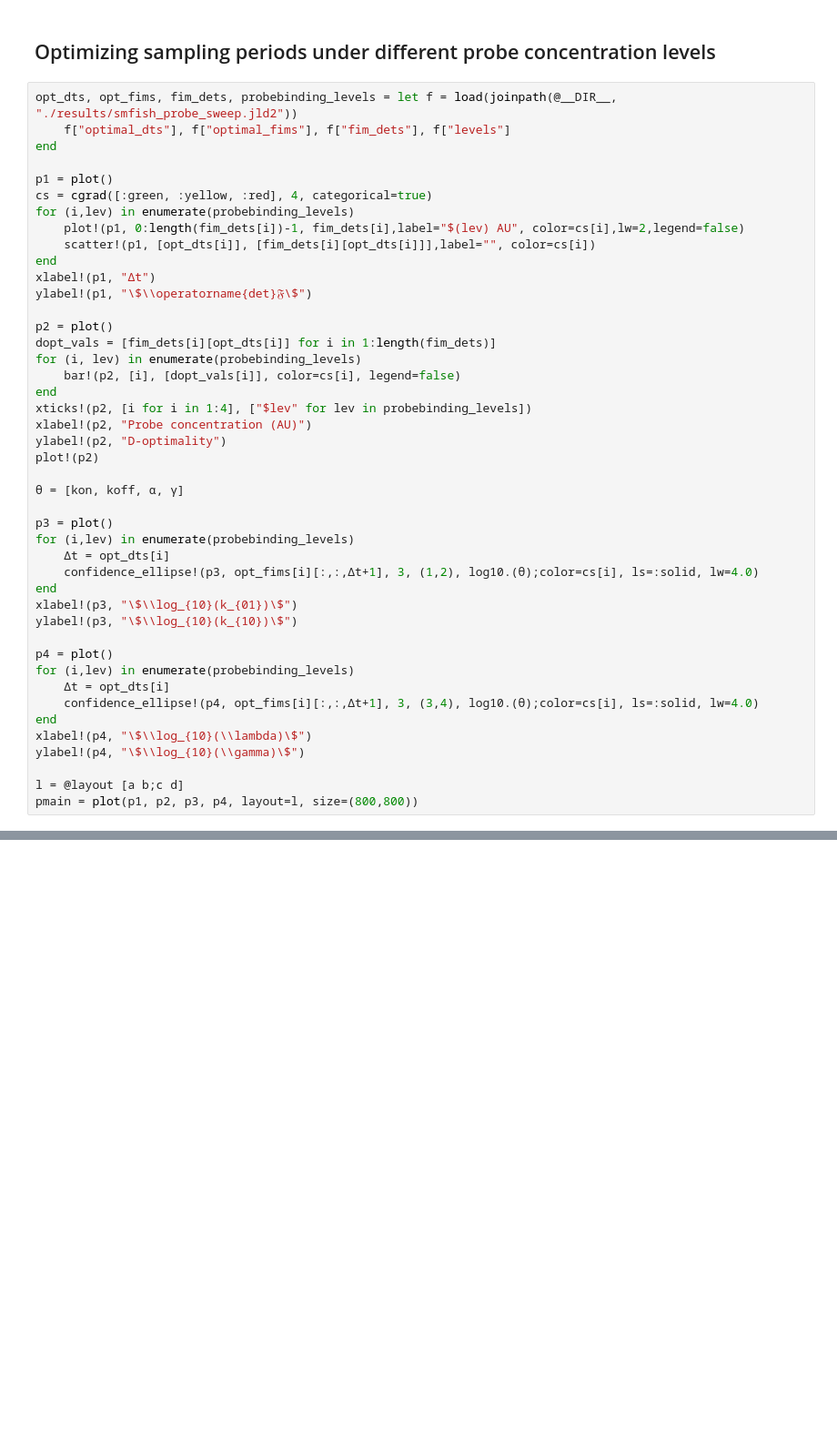
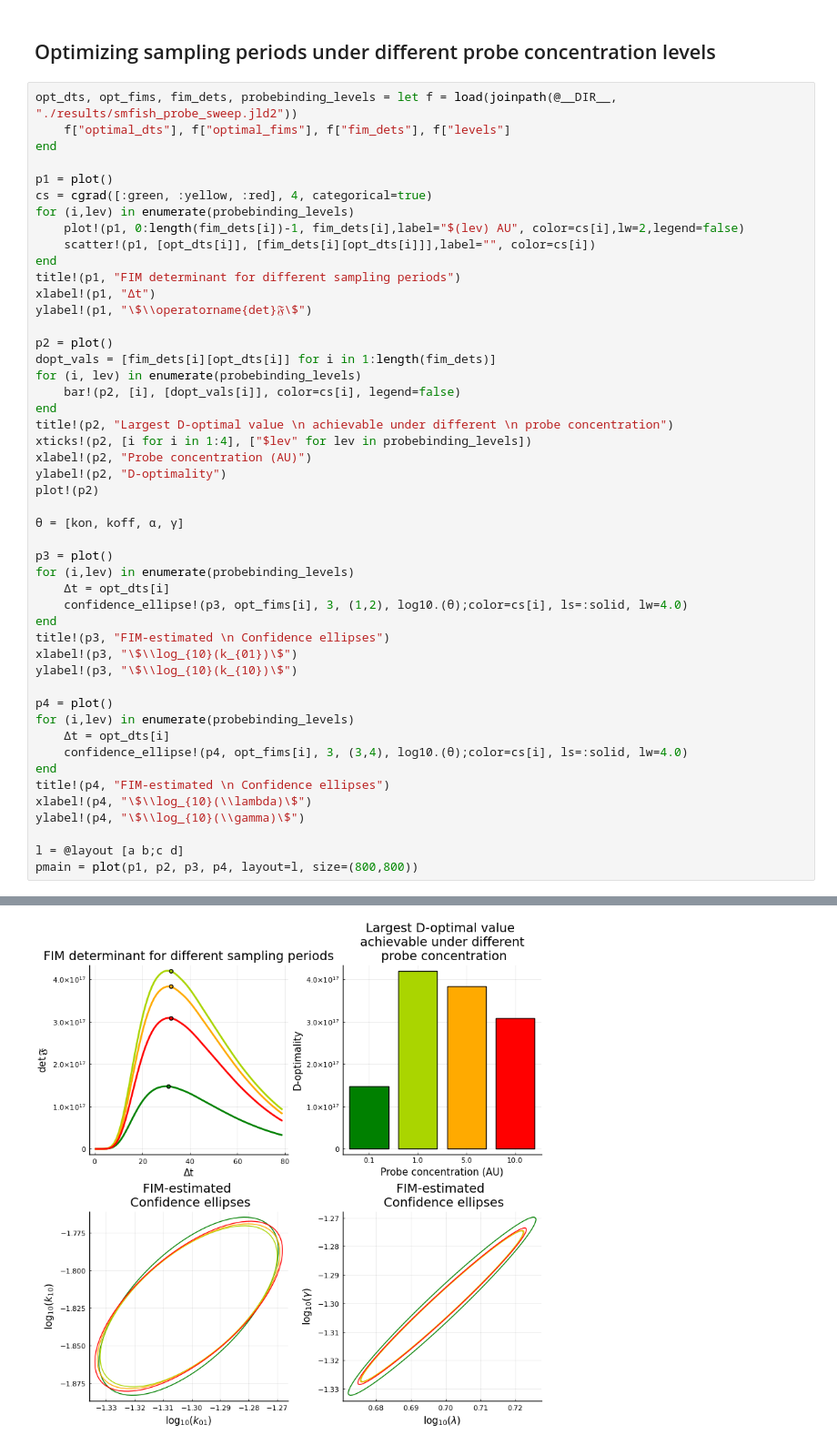
Before and after one commit to voduchuy/NoisyMeasFIMInJulia, a Jupyter notebook: bursting_gene/bursting_gene_plots.ipynb, the cells around one changed output, grey strips where cells are left out. Shown at 91% size. Saved outputs shown, nothing was run; the diff lists cells and outputs as text; blank space fills up the shorter version.

```diff
--- a/bursting_gene/bursting_gene_plots.ipynb
+++ b/bursting_gene/bursting_gene_plots.ipynb
@@ -166,6 +166,7 @@ for (i,lev) in enumerate(probebinding_levels)
     plot!(p1, 0:length(fim_dets[i])-1, fim_dets[i],label="$(lev) AU", color=cs[i],lw=2,legend=false)
     scatter!(p1, [opt_dts[i]], [fim_dets[i][opt_dts[i]]],label="", color=cs[i])
 end
+title!(p1, "FIM determinant for different sampling periods")
 xlabel!(p1, "Δt")
 ylabel!(p1, "\$\\operatorname{det}𝔉\$")
 
@@ -174,6 +175,7 @@ dopt_vals = [fim_dets[i][opt_dts[i]] for i in 1:length(fim_dets)]
 for (i, lev) in enumerate(probebinding_levels)
     bar!(p2, [i], [dopt_vals[i]], color=cs[i], legend=false)
 end
+title!(p2, "Largest D-optimal value \n achievable under different \n probe concentration")
 xticks!(p2, [i for i in 1:4], ["$lev" for lev in probebinding_levels])
 xlabel!(p2, "Probe concentration (AU)")
 ylabel!(p2, "D-optimality")
@@ -184,16 +186,18 @@ plot!(p2)
 p3 = plot()
 for (i,lev) in enumerate(probebinding_levels)
     Δt = opt_dts[i]
-    confidence_ellipse!(p3, opt_fims[i][:,:,Δt+1], 3, (1,2), log10.(θ);color=cs[i], ls=:solid, lw=4.0)
+    confidence_ellipse!(p3, opt_fims[i], 3, (1,2), log10.(θ);color=cs[i], ls=:solid, lw=4.0)
 end
+title!(p3, "FIM-estimated \n Confidence ellipses")
 xlabel!(p3, "\$\\log_{10}(k_{01})\$")
 ylabel!(p3, "\$\\log_{10}(k_{10})\$")
 
 p4 = plot()
 for (i,lev) in enumerate(probebinding_levels)
     Δt = opt_dts[i]
-    confidence_ellipse!(p4, opt_fims[i][:,:,Δt+1], 3, (3,4), log10.(θ);color=cs[i], ls=:solid, lw=4.0)
+    confidence_ellipse!(p4, opt_fims[i], 3, (3,4), log10.(θ);color=cs[i], ls=:solid, lw=4.0)
 end
+title!(p4, "FIM-estimated \n Confidence ellipses")
 xlabel!(p4, "\$\\log_{10}(\\lambda)\$")
 ylabel!(p4, "\$\\log_{10}(\\gamma)\$")
 
@@ -203,0 +207 @@ LoadError: BoundsError: attempt to access 4×4 Matrix{Float64} at index [1:4, 1:
+[figure, added]
```
Also changed, not shown: parts of 1 cell of this notebook, 1 other file.
